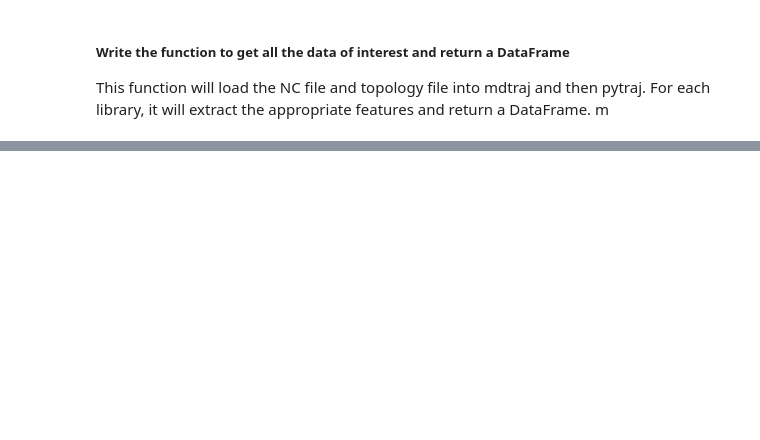
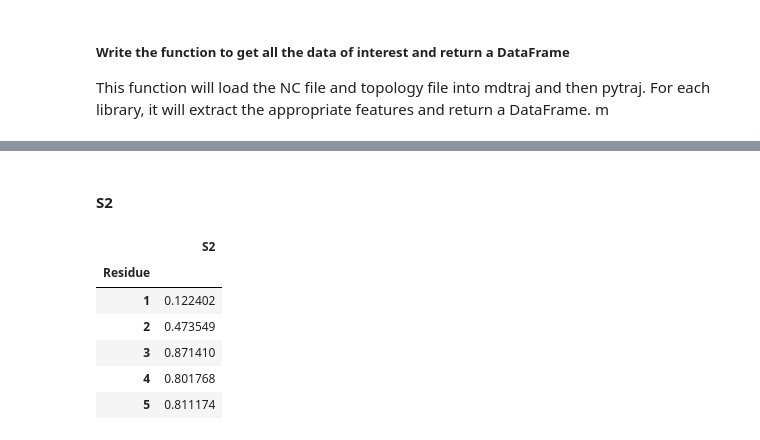
Before and after one commit to ChrisVir/vir_md_analysis, a Jupyter notebook: notebooks/development/2.0-06-18-2025_TestingWithNCfile.ipynb, the cells around one changed output, grey strips where cells are left out. Drawn from its saved outputs; the diff is of its cells as text; code cells hidden in the pictures; blank space fills up the shorter version.

```diff
--- a/notebooks/development/2.0-06-18-2025_TestingWithNCfile.ipynb
+++ b/notebooks/development/2.0-06-18-2025_TestingWithNCfile.ipynb
@@ -147,0 +309,2 @@ def extract_features(trajectory_file: Path | str,
+# %% [markdown]
+#### S2
@@ -147,0 +329,10 @@ def extract_features(trajectory_file: Path | str,
+# %%
+calculate_s2_parameter(pt_traj[:100]).head()
+# %% [output]
+|  | S2 |
+| Residue |  |
+| 1 | 0.122402 |
+| 2 | 0.473549 |
+| 3 | 0.871410 |
+| 4 | 0.801768 |
+| 5 | 0.811174 |
```
Also changed, not shown: parts of 25 cells of this notebook.
